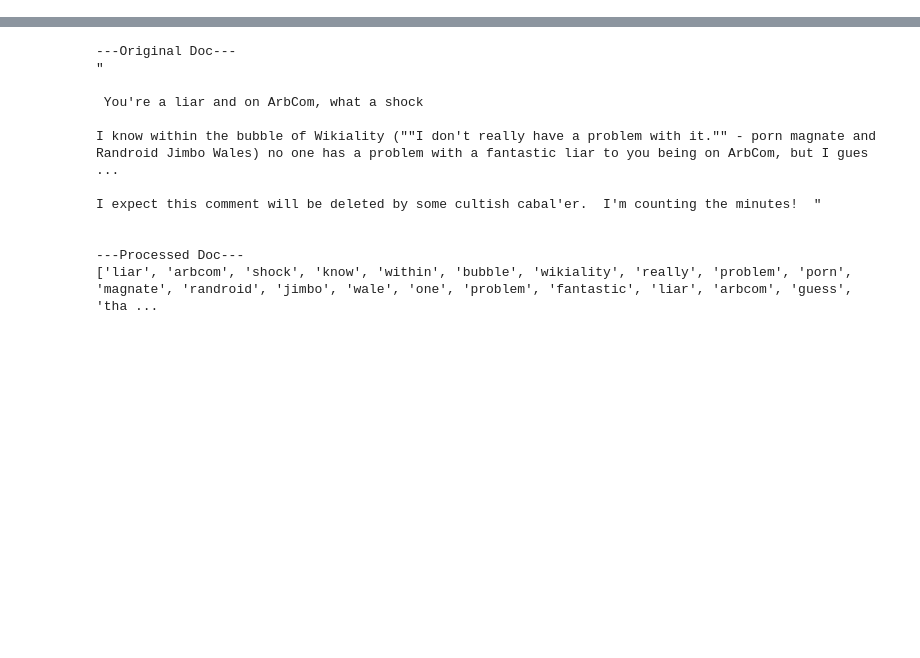
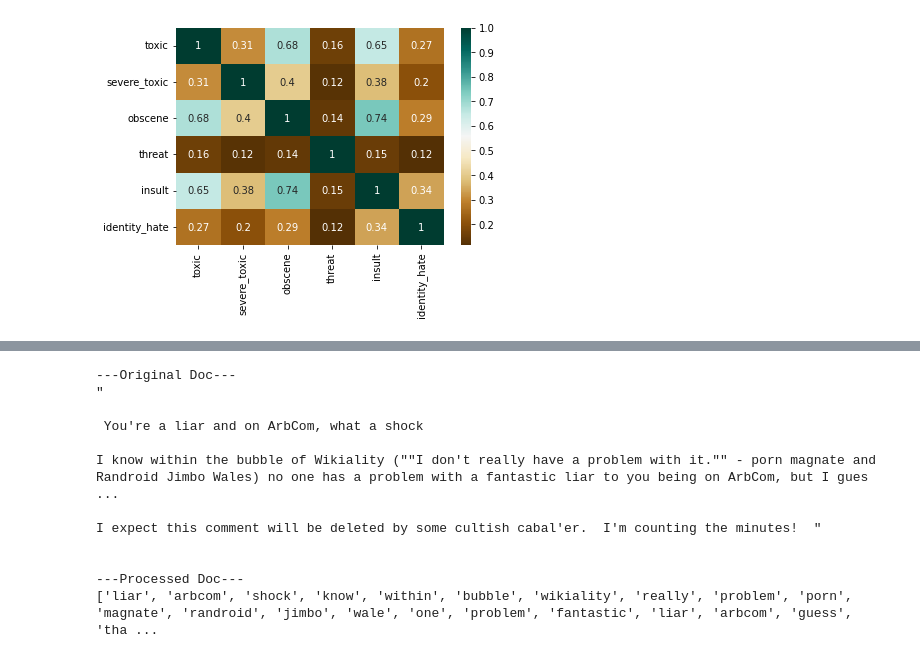
Before and after one commit to hsiungc/w207_qiao_ma_hsiung, a Jupyter notebook: notebooks/Pre-processing.ipynb, the cells around one changed output, grey strips where cells are left out. Cells and saved outputs as stored; diff of their text form; code cells hidden in the pictures; blank space fills up the shorter version.

```diff
--- a/notebooks/Pre-processing.ipynb
+++ b/notebooks/Pre-processing.ipynb
@@ -12,0 +18,5 @@ from matplotlib import pyplot as plt
+# %%
+train = pd.read_csv('/Users/caseyhsiung/Documents/Berkeley/W207/jigsaw-toxic-comment-classification-challenge/train.csv')
+
+df = pd.DataFrame(train)
+df.head()
@@ -12,0 +55,7 @@ from matplotlib import pyplot as plt
+# %%
+# Correlation heatmap
+sns.heatmap(df.corr(), annot=True, cmap='BrBG')
+
+pass
+# %% [output]
+[figure, added]
```
Also changed, not shown: parts of 11 cells of this notebook.
